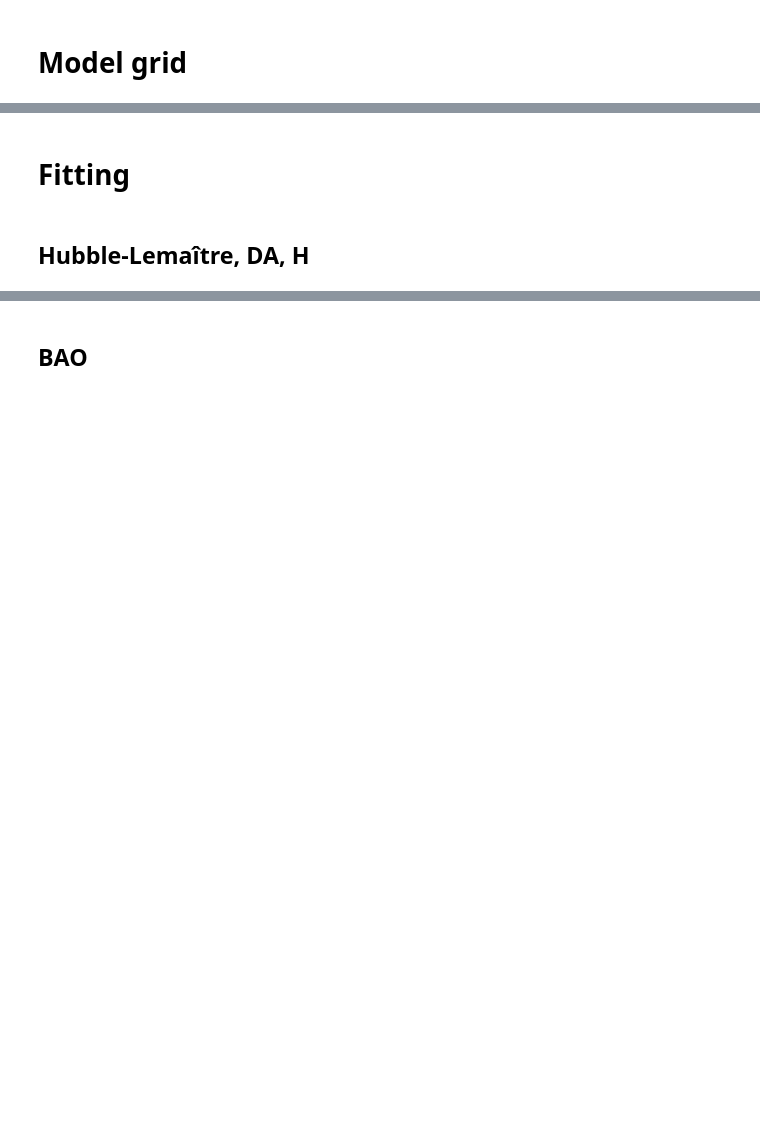
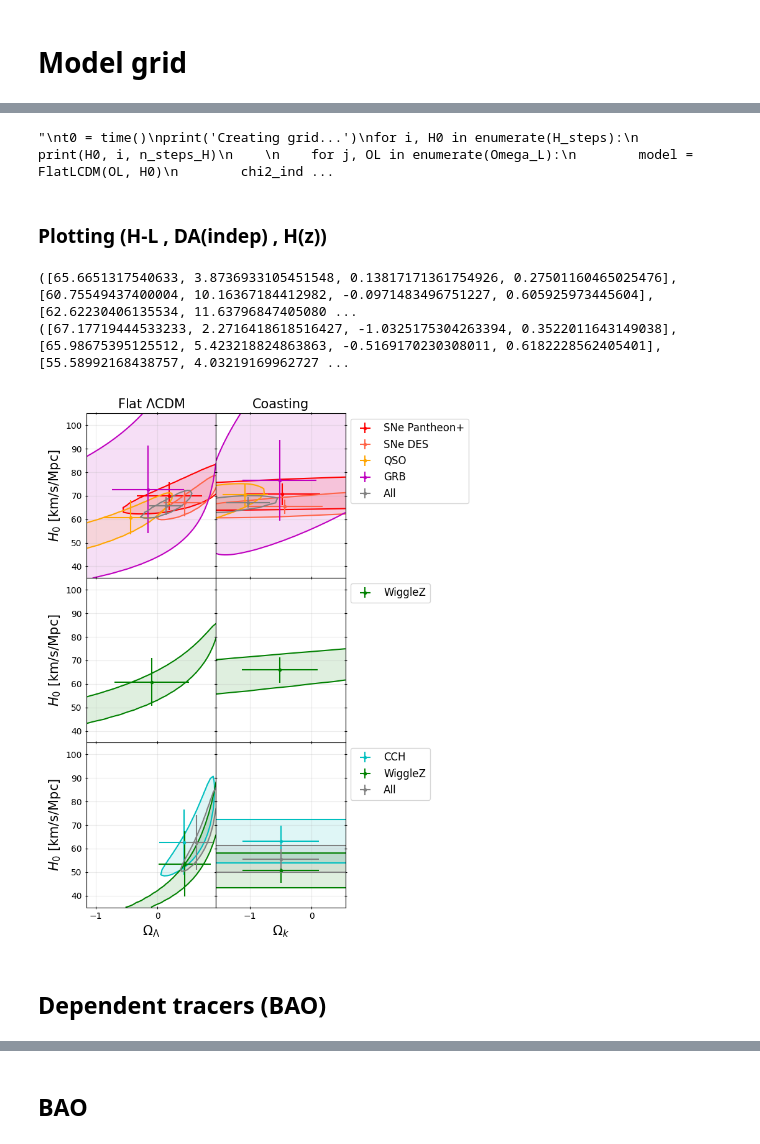
Before and after one commit to paranoya/onion-universe, a Jupyter notebook: 3.fitting.ipynb, the cells around one changed output, grey strips where cells are left out. Saved outputs shown, nothing was run; the diff lists cells and outputs as text; code cells hidden in the pictures; blank space fills up the shorter version.

```diff
--- a/3.fitting.ipynb
+++ b/3.fitting.ipynb
@@ -352,0 +334,19 @@ print(f'... Done ({time()-t0:.1f} s)')
+# %%
+'''
+t0 = time()
+print('Creating grid...')
+for i, H0 in enumerate(H_steps):
+    print(H0, i, n_steps_H)
+
+    for j, OL in enumerate(Omega_L):
+        model = FlatLCDM(OL, H0)
+        chi2_indep[0, i, j] = fit_indep(model)
+
+    for j, Ok in enumerate(Omega_k):
+        model = Coasting(Ok, H0)
+        chi2_indep[1, i, j] = fit_indep(model)
+
+print(f'... Done ({time()-t0:.1f} s)')
+'''
+# %% [output]
+"\nt0 = time()\nprint('Creating grid...')\nfor i, H0 in enumerate(H_steps):\n    print(H0, i, n_steps_H)\n    \n    for j, OL in enumerate(Omega_L):\n        model = FlatLCDM(OL, H0)\n        chi2_ind ...
@@ -353,5 +375,5 @@ print(f'... Done ({time()-t0:.1f} s)')
 # %% [markdown]
-# Fitting
+### Plotting (H-L , DA(indep) , H(z))
 # %%
-chi2_best = np.nanmin(chi2, axis=(1, 2))
+chi2_best_indep = np.nanmin(chi2_indep, axis=(1, 2))
 # %%
@@ -374,47 +410,63 @@ def plot_tracer(ax, model, tracer, color, label):
-# %% [markdown]
-## Hubble-Lemaître, DA, H
 # %%
 fig_name = 'chi2-map'
+
 
 plt.close(fig_name)
 fig = plt.figure(fig_name, figsize=(7, 9))
 axes = fig.subplots(nrows=3, ncols=3, squeeze=False,
                     sharex='col', sharey='row',
                     gridspec_kw={'hspace': 0, 'wspace': 0, 'width_ratios':(1, 1, .3)},
                    )
 
-def plot_model(model):
-    plot_tracer(axes[0, model], model, 0, 'r', 'SNe Pantheon+')
-    plot_tracer(axes[0, model], model, 1, 'tomato', 'SNe DES')
-    plot_tracer(axes[0, model], model, 2, 'orange', 'QSO')
-    plot_tracer(axes[0, model], model, 3, 'm', 'GRB')
+def plot_model_indep(model):
+    plot_tracer_indep(axes[0, model], model, 0, 'r', 'SNe Pantheon+')
+    plot_tracer_indep(axes[0, model], model, 1, 'tomato', 'SNe DES')
+    plot_tracer_indep(axes[0, model], model, 2, 'orange', 'QSO')
+    plot_tracer_indep(axes[0, model], model, 3, 'm', 'GRB')
+    res1 = plot_comb_indep(axes[0, model], model, [0, 1, 2, 3], 'grey', 'All')
 
-    plot_tracer(axes[1, model], model, 4, 'g', r'WiggleZ')
+    #plot_tracer_indep(axes[1, model], model, 4, 'g', r'WiggleZ')
+    res2 = plot_comb_indep(axes[1, model], model, [4], 'g', r'WiggleZ')
 
-    plot_tracer(axes[2, model], model, 5, 'c', 'CCH')
-    plot_tracer(axes[2, model], model, 6, 'g', r'WiggleZ')
+    plot_tracer_indep(axes[2, model], model, 5, 'c', 'CCH')
+    plot_tracer_indep(axes[2, model], model, 6, 'g', r'WiggleZ')
+    res3 = plot_comb_indep(axes[2, model], model, [5, 6], 'grey', 'All')
+    return res1 , res2 , res3
 
 
-plot_model(0)
-plot_model(1)
+
+res_LCDM_indep = plot_model_indep(0)
+res_Coasting_indep = plot_model_indep(1)
 
 for panel in range(axes.shape[0]):
     handles, labels = axes[panel, 0].get_legend_handles_labels()
-    axes[panel, 2].legend(handles, labels, loc='upper left')
+    axes[panel, 2].legend(handles, labels, loc='upper left',fontsize=12)
     axes[panel, 2].axis('off')
 
-axes[0, 0].set_title(r'Flat $\Lambda$CDM')
-axes[0, 1].set_title('Coasting')
+axes[0, 0].set_title(r'Flat $\Lambda$CDM',size=15)
+axes[0, 1].set_title('Coasting',size=15)
 
-axes[0, 0].set_ylabel(r'$H_0$ [km/s/Mpc]')
-axes[1, 0].set_ylabel(r'$H_0$ [km/s/Mpc]')
-axes[2, 0].set_ylabel(r'$H_0$ [km/s/Mpc]')
+axes[0, 0].set_ylabel(r'$H_0$ [km/s/Mpc]',size=15)
+axes[1, 0].set_ylabel(r'$H_0$ [km/s/Mpc]',size=15)
+axes[2, 0].set_ylabel(r'$H_0$ [km/s/Mpc]',size=15)
 
-axes[-1, 0].set_xlabel(r'$\Omega_\Lambda$')
-axes[-1, 1].set_xlabel(r'$\Omega_k$')
+axes[-1, 0].set_xlabel(r'$\Omega_\Lambda$',size=15)
+axes[-1, 1].set_xlabel(r'$\Omega_k$',size=15)
+
+plt.xticks(size = 15)
+plt.yticks(size = 15)
+
+print(res_LCDM_indep)
+print(res_Coasting_indep)
 
 for ax in axes.flatten():
     ax.tick_params(top=True, right=True, axis='both', which='both', direction='inout')
     ax.grid(alpha=.25)
 fig.set_tight_layout(True)
 plt.show()
+# %% [output]
+([65.6651317540633, 3.8736933105451548, 0.13817171361754926, 0.27501160465025476], [60.75549437400004, 10.16367184412982, -0.0971483496751227, 0.605925973445604], [62.62230406135534, 11.63796847405080 ...
+([67.17719444533233, 2.2716418618516427, -1.0325175304263394, 0.3522011643149038], [65.98675395125512, 5.423218824863863, -0.5169170230308011, 0.6182228562405401], [55.58992168438757, 4.03219169962727 ...
+[figure, added]
+# %% [markdown]
+## Dependent tracers (BAO)
```
Also changed, not shown: parts of 24 cells of this notebook, 2 other files.
